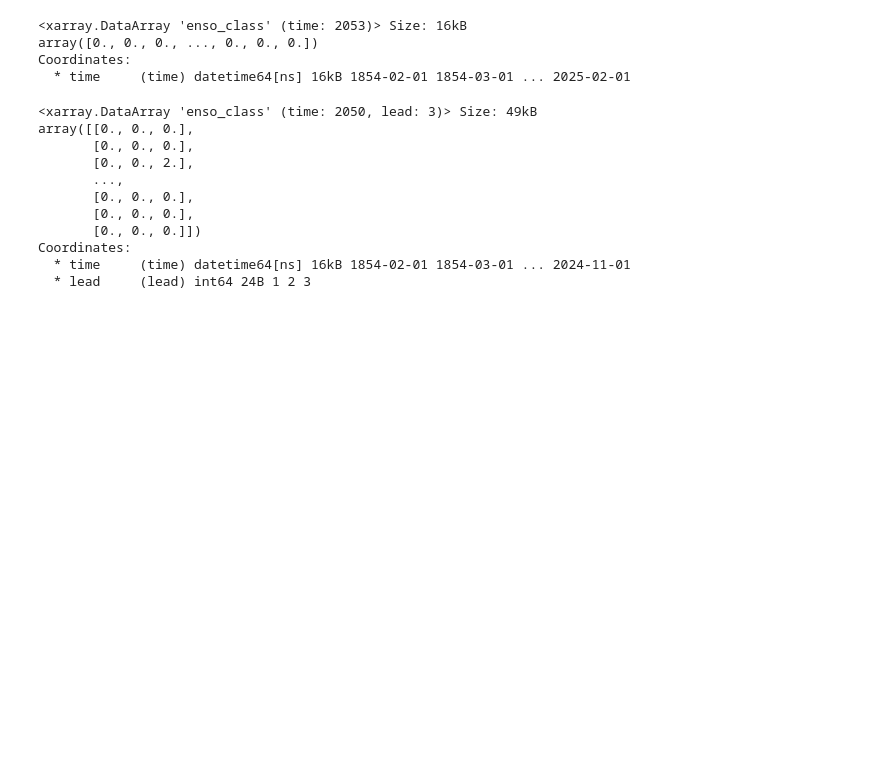
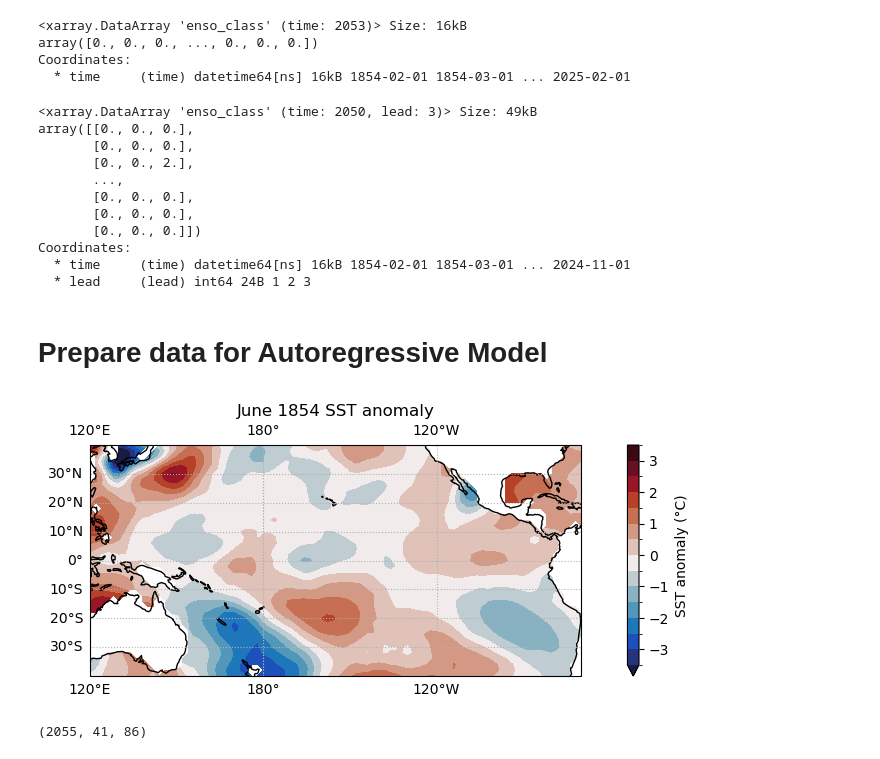
Before and after one commit to peterjsadowski/tutorial_climate_ai, a Jupyter notebook: 03_prepare_data.ipynb, the cells around one changed output. Saved outputs shown, nothing was run; the diff lists cells and outputs as text; code cells hidden in the pictures; blank space fills up the shorter version.

Commit message:
autoregress

```diff
--- a/03_prepare_data.ipynb
+++ b/03_prepare_data.ipynb
@@ -160,3 +160,45 @@ labels_df.columns = ["time", "lead_1", "lead_2", "lead_3"]
 labels_df.to_csv("data/labels.csv", index=False)
 # %%
 ersst_anom.isel(time=-1, drop=True).to_netcdf("data/ersst_anom_dec2023.nc")
+# %% [markdown]
+# Prepare data for Autoregressive Model
+# %%
+# Get Pacific region for all months 1854--2025
+ersst_data = (
+    xr.open_dataset("data/sst.mnmean.nc")
+    .sst.sortby("lat")
+    .sel(lat=slice(-40, 40), lon=slice(120, 290))
+)
+
+clim_period = slice("1854", "2025")
+ersst_clim = ersst_data.sel(time=clim_period).groupby("time.month").mean("time")
+ersst_anom = ersst_data.groupby("time.month") - ersst_clim
+ersst_anom.name = "ssta"
+# %%
+# Plot example
+fig, ax = plt.subplots(
+    figsize=(12, 3), subplot_kw=dict(projection=ccrs.PlateCarree(central_longitude=180))
+)
+ersst_anom.sel(time="1854-01").squeeze().plot.contourf(
+    ax=ax,
+    cmap=cmo.balance,
+    levels=[-3.5, -3, -2.5, -2, -1.5, -1, -0.5, 0, 0.5, 1, 1.5, 2, 2.5, 3, 3.5],
+    transform=ccrs.PlateCarree(),
+    cbar_kwargs=dict(label="SST anomaly (°C)"),
+)
+ax.coastlines()
+# ax.set_extent([120, 290, -40, 40], crs=ccrs.PlateCarree())
+
+gl = ax.gridlines(draw_labels=True, linestyle=":")
+gl.xlabels_top = False
+gl.ylabels_right = False
+
+ax.set_title("June 1854 SST anomaly")
+fig.savefig("ersst_anom.png", bbox_inches="tight", dpi=300)
+# %% [output]
+[figure, added]
+# %%
+print(ersst_anom.shape)
+ersst_anom.to_netcdf("data/ersst_pacific_anom_1854_2025.nc")
+# %% [output]
+(2055, 41, 86)
```
Also changed, not shown: parts of 1 cell of this notebook, 2 other files.
